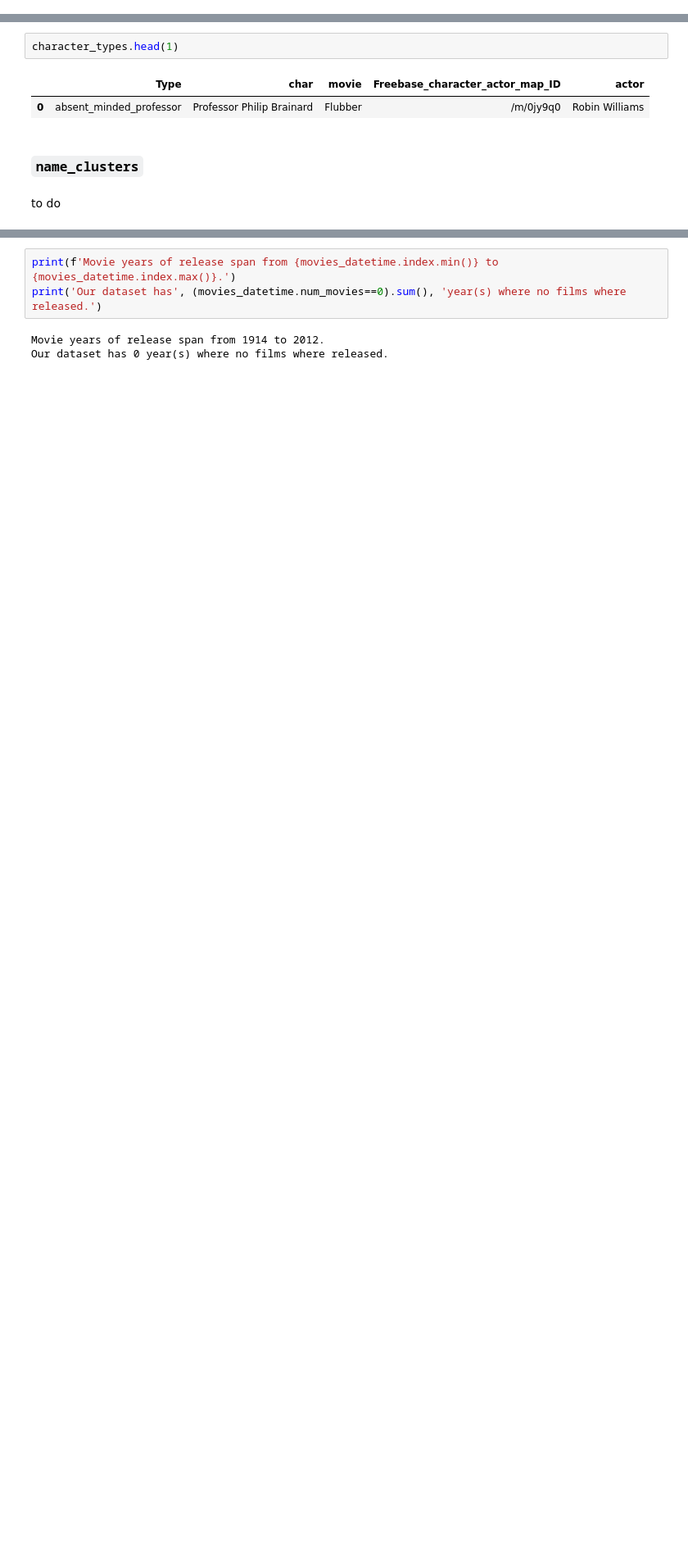
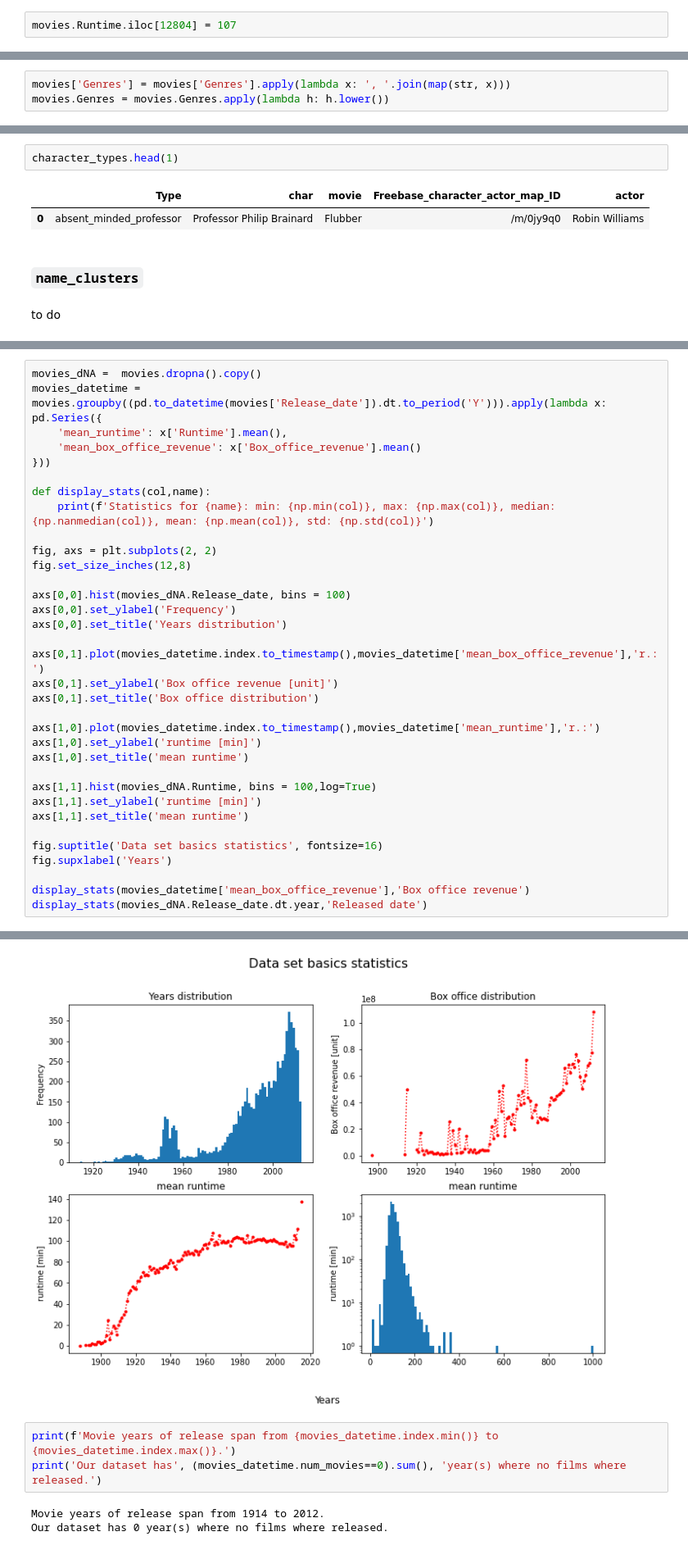
Before and after one commit to epfl-ada/ada-2022-project-thegonios, a Jupyter notebook: Data_processing.ipynb, the cells around one changed output, grey strips where cells are left out. Shown at 82% size. Saved outputs shown, nothing was run; the diff lists cells and outputs as text; blank space fills up the shorter version.

```diff
--- a/Data_processing.ipynb
+++ b/Data_processing.ipynb
@@ -283,0 +309,2 @@ The `Release_date` Dtype is now datetime64 and the number of null values is stil
+# %%
+movies.Runtime.iloc[12804] = 107
@@ -290,6 +322,9 @@ def replace_dicts(arg):
     return list(arg.values())
 
 movies[['Genres']] = movies[['Genres']].applymap(replace_dicts) # transform dict -> list of values
+# %%
+movies['Genres'] = movies['Genres'].apply(lambda x: ', '.join(map(str, x)))
+movies.Genres = movies.Genres.apply(lambda h: h.lower())
 # %%
 movies['Languages'] = movies['Languages'].apply(lambda x: re.findall('": "(.*)"', x)).str[0] # string -> string
 movies['Countries'] = movies['Countries'].apply(lambda x: re.findall('": "(.*)"', x)).str[0] # string -> string
@@ -370,0 +419,35 @@ movies_datetime.mean_box_office_revenue.plot(secondary_y=True, label="mean box o
+# %%
+movies_dNA =  movies.dropna().copy()
+movies_datetime = movies.groupby((pd.to_datetime(movies['Release_date']).dt.to_period('Y'))).apply(lambda x: pd.Series({
+    'mean_runtime': x['Runtime'].mean(),
+    'mean_box_office_revenue': x['Box_office_revenue'].mean()
+}))
+
+def display_stats(col,name):
+    print(f'Statistics for {name}: min: {np.min(col)}, max: {np.max(col)}, median: {np.nanmedian(col)}, mean: {np.mean(col)}, std: {np.std(col)}')
+
+fig, axs = plt.subplots(2, 2)
+fig.set_size_inches(12,8)
+
+axs[0,0].hist(movies_dNA.Release_date, bins = 100)
+axs[0,0].set_ylabel('Frequency')
+axs[0,0].set_title('Years distribution')
+
+axs[0,1].plot(movies_datetime.index.to_timestamp(),movies_datetime['mean_box_office_revenue'],'r.:')
+axs[0,1].set_ylabel('Box office revenue [unit]')
+axs[0,1].set_title('Box office distribution')
+
+axs[1,0].plot(movies_datetime.index.to_timestamp(),movies_datetime['mean_runtime'],'r.:')
+axs[1,0].set_ylabel('runtime [min]')
+axs[1,0].set_title('mean runtime')
+
+axs[1,1].hist(movies_dNA.Runtime, bins = 100,log=True)
+axs[1,1].set_ylabel('runtime [min]')
+axs[1,1].set_title('mean runtime')
+
+fig.suptitle('Data set basics statistics', fontsize=16)
+fig.supxlabel('Years')
+
+display_stats(movies_datetime['mean_box_office_revenue'],'Box office revenue')
+display_stats(movies_dNA.Release_date.dt.year,'Released date')
+# %% [output]
@@ -371,3 +456,4 @@ movies_datetime.mean_box_office_revenue.plot(secondary_y=True, label="mean box o
+[figure, added]
 # %%
 print(f'Movie years of release span from {movies_datetime.index.min()} to {movies_datetime.index.max()}.')
 print('Our dataset has', (movies_datetime.num_movies==0).sum(), 'year(s) where no films where released.')
```
Also changed, not shown: parts of 130 cells of this notebook.
